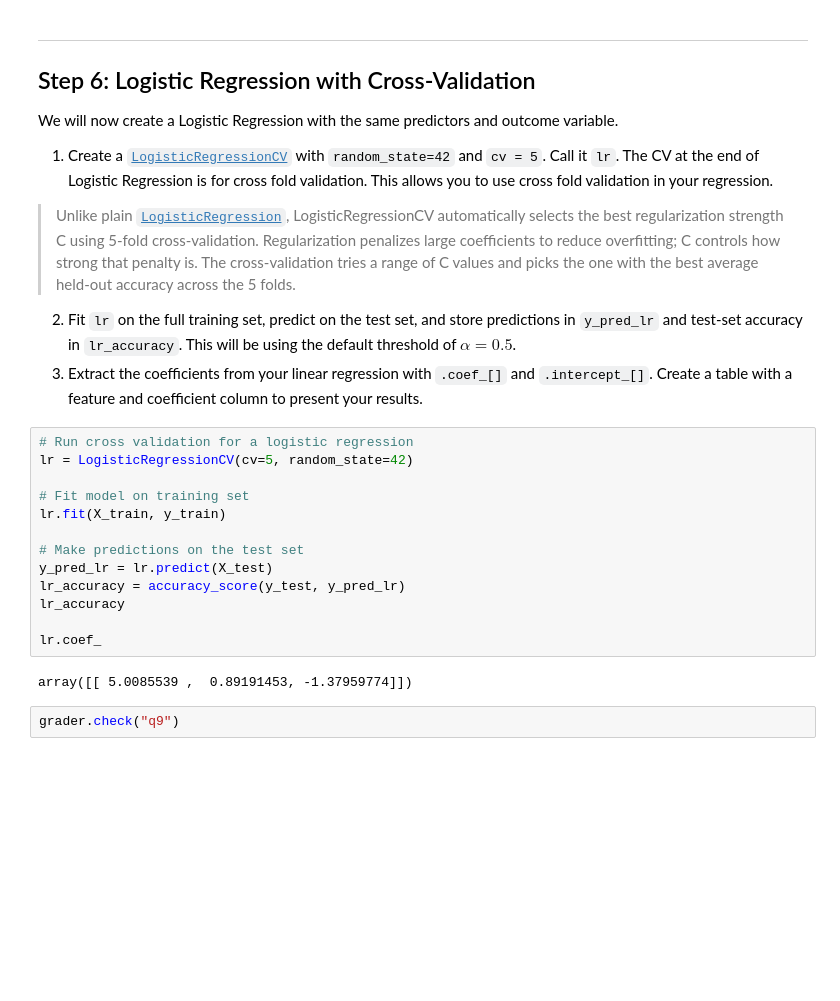
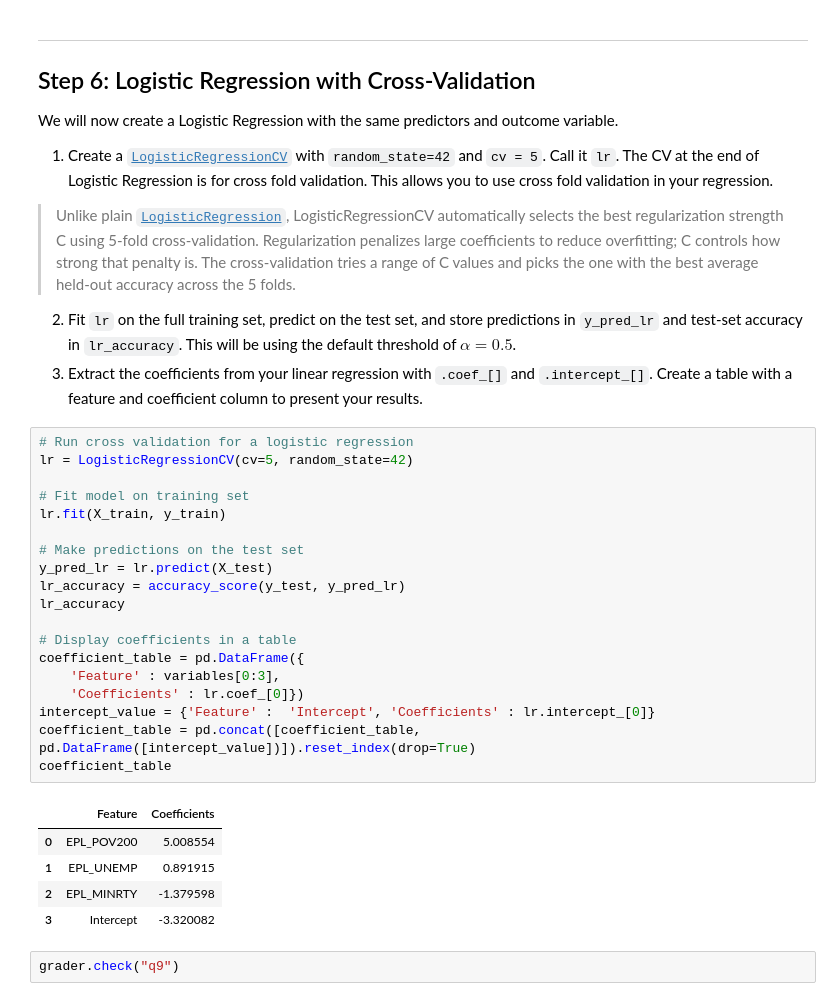
Before and after one commit to lsdixit/assignment-2, a Jupyter notebook: hw2-task2.ipynb, the cells around one changed output. Saved outputs shown, nothing was run; the diff lists cells and outputs as text; blank space fills up the shorter version.

```diff
--- a/hw2-task2.ipynb
+++ b/hw2-task2.ipynb
@@ -305,18 +305,28 @@ We will now create a Logistic Regression with the same predictors and outcome va
 # %%
 # Run cross validation for a logistic regression
 lr = LogisticRegressionCV(cv=5, random_state=42)
 
 # Fit model on training set
 lr.fit(X_train, y_train)
 
 # Make predictions on the test set
 y_pred_lr = lr.predict(X_test)
 lr_accuracy = accuracy_score(y_test, y_pred_lr)
 lr_accuracy
 
-lr.coef_
+# Display coefficients in a table
+coefficient_table = pd.DataFrame({
+    'Feature' : variables[0:3],
+    'Coefficients' : lr.coef_[0]})
+intercept_value = {'Feature' :  'Intercept', 'Coefficients' : lr.intercept_[0]}
+coefficient_table = pd.concat([coefficient_table, pd.DataFrame([intercept_value])]).reset_index(drop=True)
+coefficient_table
 # %% [output]
-array([[ 5.0085539 ,  0.89191453, -1.37959774]])
+|  | Feature | Coefficients |
+| 0 | EPL_POV200 | 5.008554 |
+| 1 | EPL_UNEMP | 0.891915 |
+| 2 | EPL_MINRTY | -1.379598 |
+| 3 | Intercept | -3.320082 |
 # %%
 grader.check("q9")
 # %% [output]
```
Also changed, not shown: parts of 7 cells of this notebook, 1 other file.
